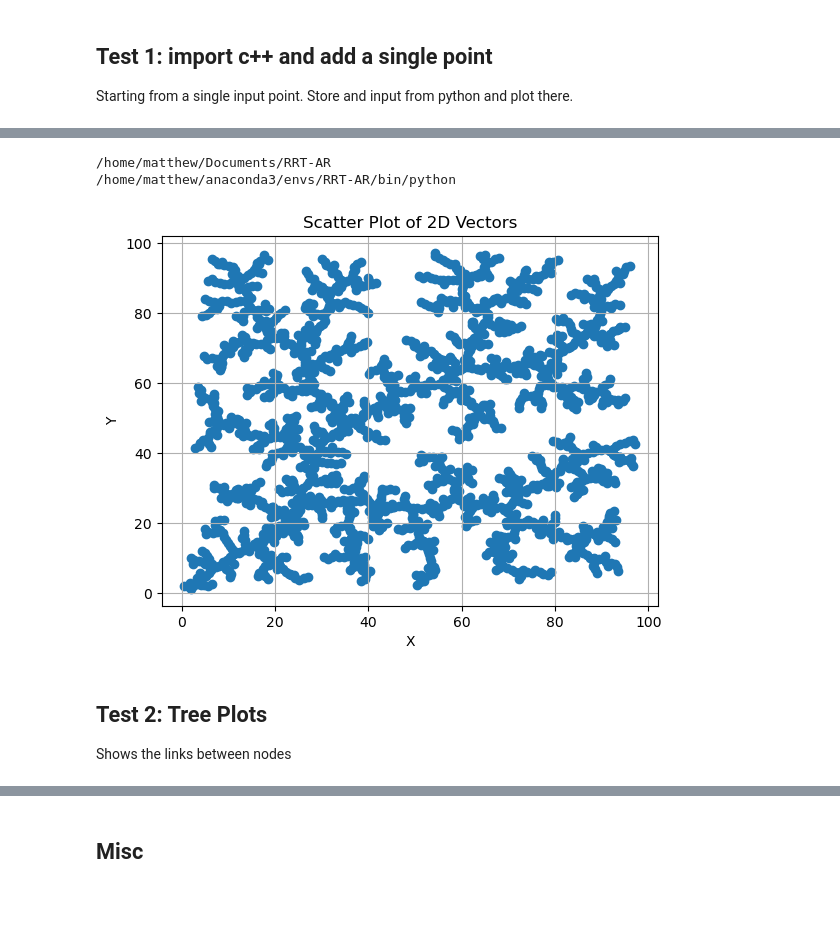
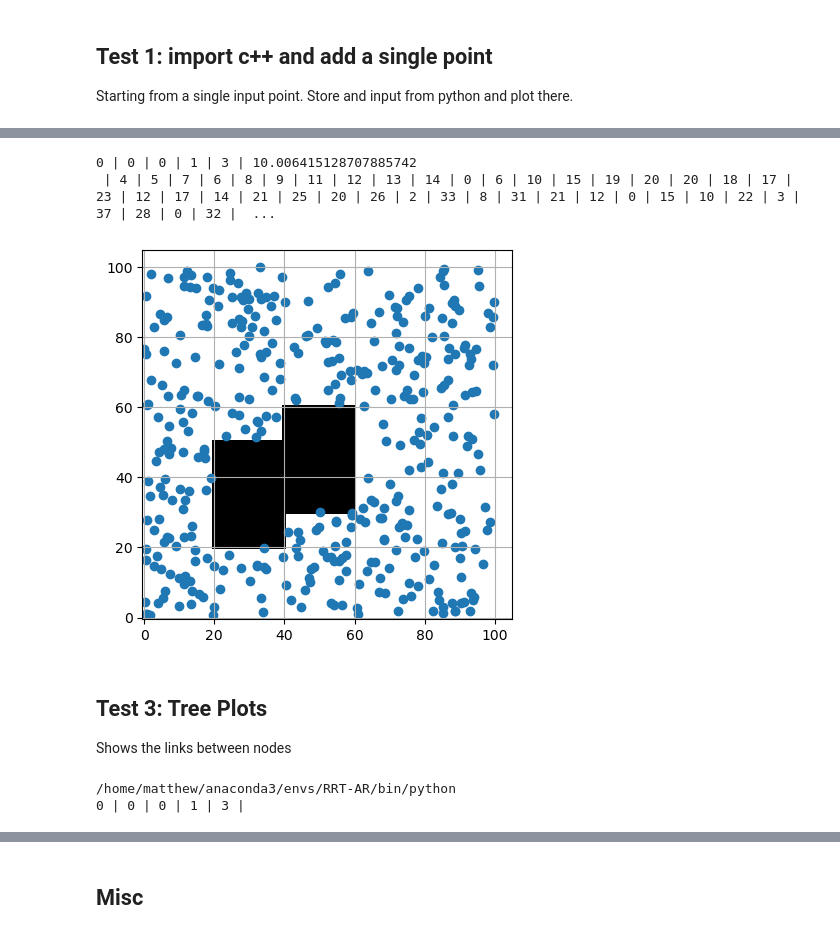
Before and after one commit to matthew0517/RRT-AR, a Jupyter notebook: testRRT.ipynb, the cells around one changed output, grey strips where cells are left out. Drawn from its saved outputs; the diff is of its cells as text; code cells hidden in the pictures; blank space fills up the shorter version.

```diff
--- a/testRRT.ipynb
+++ b/testRRT.ipynb
@@ -16,0 +38,42 @@ def scatter_plot_2d_vectors(vectors):
+# %%
+from matplotlib.colors import Normalize
+from matplotlib.axes import Axes
+def plot_og(ax: Axes, og: np.ndarray, cmap: str = "Greys", vmin=0, vmax=1):
+    norm = Normalize(vmin=vmin, vmax=vmax)
+    ax.imshow(og.T, cmap=cmap, norm=norm, origin="lower", interpolation=None)
+# %%
+import numpy as np
+from scipy.spatial import Delaunay
+
+constraints = []
+constraints.append(np.array([[20, 20], [20, 50], [40, 50], [40, 20]]))
+constraints.append(np.array([[60, 60], [60, 30], [40, 30], [40, 60]]))
+yv, xv = np.meshgrid(range(0, 100), range(0, 100))
+og = np.zeros_like(xv)
+
+for constraint in constraints:
+    hull = Delaunay(constraint)
+    ogInner = np.zeros_like(xv)
+    hei, wid = xv.shape
+    for i in range(hei):
+        for j in range(wid):
+            ogInner[i, j] = hull.find_simplex([xv[i,j],yv[i,j]])
+
+
+    og[ogInner != -1] = 1
+# %%
+import time
+fig = plt.figure()
+ax = fig.add_subplot()
+plot_og(ax, og)
+t = time.time()
+scatter_plot_2d_vectors(ax, RRTAR.runRRT(4.0, 4.0, 400, 10.0, og))
+# do stuff
+print(time.time() - t)
+# %% [output]
+0 | 0 | 0 | 1 | 3 | 10.006415128707885742
+ | 4 | 5 | 7 | 6 | 8 | 9 | 11 | 12 | 13 | 14 | 0 | 6 | 10 | 15 | 19 | 20 | 20 | 18 | 17 | 23 | 12 | 17 | 14 | 21 | 25 | 20 | 26 | 2 | 33 | 8 | 31 | 21 | 12 | 0 | 15 | 10 | 22 | 3 | 37 | 28 | 0 | 32 |  ...
+[figure, added]
+# %% [markdown]
+## Test 3: Tree Plots
+Shows the links between nodes
@@ -17,16 +103,9 @@ def scatter_plot_2d_vectors(vectors):
 # %%
-import os
-print(os.getcwd())
-
 import sys
 print(sys.executable)
 sys.path.insert(0, './build')
 import RRTAR
-scatter_plot_2d_vectors(RRTAR.runRRT(4.0, 4.0, 2000, 1.0))
+vectors = RRTAR.runRRT(4.0, 4.0, 5, 4.0, og)
 # %% [output]
-/home/matthew/Documents/RRT-AR
 /home/matthew/anaconda3/envs/RRT-AR/bin/python
+0 | 0 | 0 | 1 | 3 |
-[figure, removed]
-# %% [markdown]
-## Test 2: Tree Plots
-Shows the links between nodes
```
Also changed, not shown: parts of 10 cells of this notebook, 1 other file.
